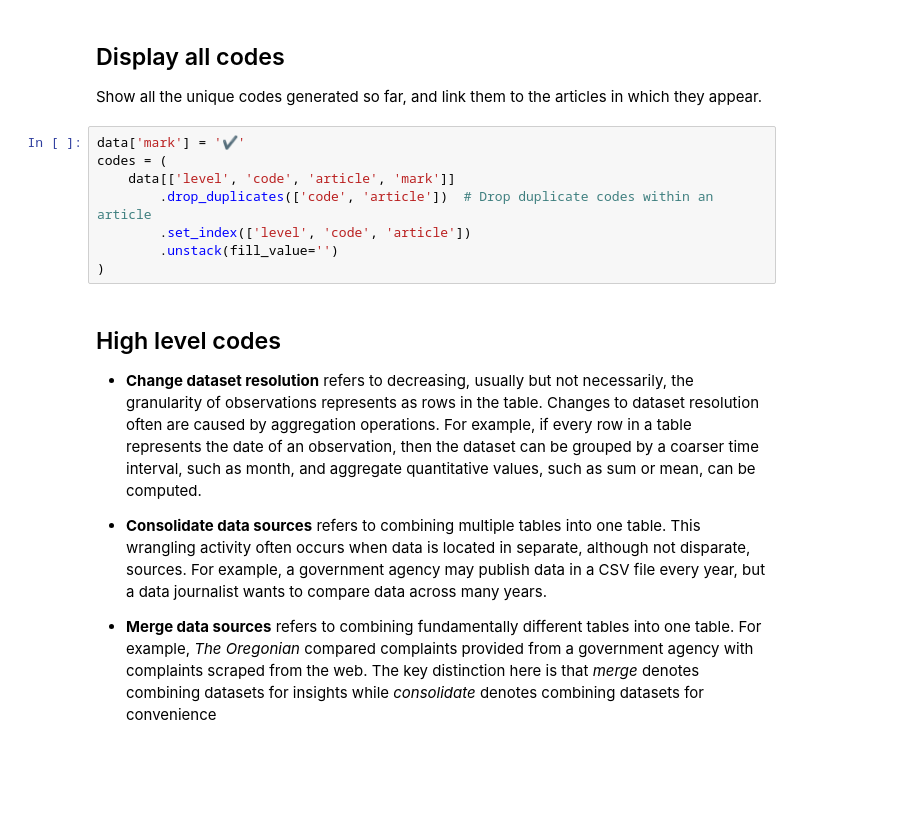
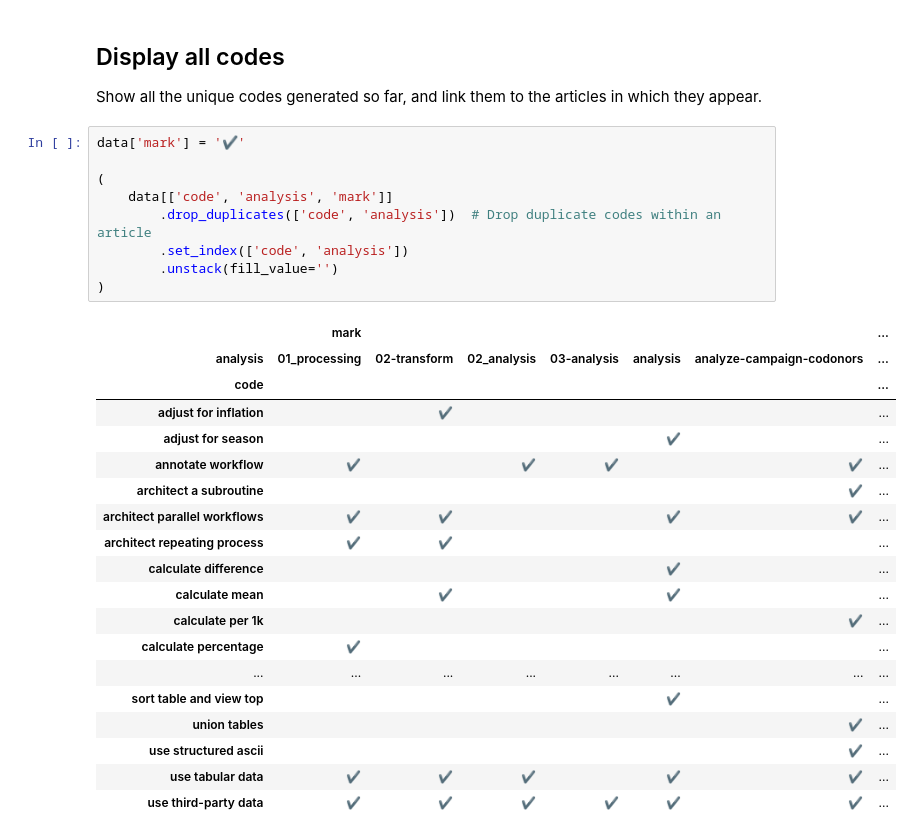
Before and after one commit to steve-kasica/table-scraps, a Jupyter notebook: codebook.ipynb, the cells around one changed output. Cells and saved outputs as stored; diff of their text form; blank space fills up the shorter version.

```diff
--- a/codebook.ipynb
+++ b/codebook.ipynb
@@ -55,17 +146,30 @@ Codes: 58
 Show all the unique codes generated so far, and link them to the articles in which they appear.
 # %%
 data['mark'] = '✔'
-codes = (
-    data[['level', 'code', 'article', 'mark']]
-        .drop_duplicates(['code', 'article'])  # Drop duplicate codes within an article
-        .set_index(['level', 'code', 'article'])
+
+(
+    data[['code', 'analysis', 'mark']]
+        .drop_duplicates(['code', 'analysis'])  # Drop duplicate codes within an article
+        .set_index(['code', 'analysis'])
         .unstack(fill_value='')
 )
+# %% [output]
+|  | mark |  |  |  |  |  | ... |
+| analysis | 01_processing | 02-transform | 02_analysis | 03-analysis | analysis | analyze-campaign-codonors | ... |
+| code |  |  |  |  |  |  | ... |
+| adjust for inflation |  | ✔ |  |  |  |  | ... |
+| adjust for season |  |  |  |  | ✔ |  | ... |
+| annotate workflow | ✔ |  | ✔ | ✔ |  | ✔ | ... |
+| architect a subroutine |  |  |  |  |  | ✔ | ... |
+| architect parallel workflows | ✔ | ✔ |  |  | ✔ | ✔ | ... |
+| architect repeating process | ✔ | ✔ |  |  |  |  | ... |
+| calculate difference |  |  |  |  | ✔ |  | ... |
+| calculate mean |  | ✔ |  |  | ✔ |  | ... |
+| calculate per 1k |  |  |  |  |  | ✔ | ... |
+| calculate percentage | ✔ |  |  |  |  |  | ... |
+| ... | ... | ... | ... | ... | ... | ... | ... |
+| sort table and view top |  |  |  |  | ✔ |  | ... |
+| union tables |  |  |  |  |  | ✔ | ... |
+| use structured ascii |  |  |  |  |  | ✔ | ... |
+| use tabular data | ✔ | ✔ | ✔ |  | ✔ | ✔ | ... |
+| use third-party data | ✔ | ✔ | ✔ | ✔ | ✔ | ✔ | ... |
-# %% [markdown]
-## High level codes
-
-* **Change dataset resolution** refers to decreasing, usually but not necessarily, the granularity of observations represents as rows in the table. Changes to dataset resolution often are caused by aggregation operations. For example, if every row in a table represents the date of an observation, then the dataset can be grouped by a coarser time interval, such as month, and aggregate quantitative values, such as sum or mean, can be computed.
-
-* **Consolidate data sources** refers to combining multiple tables into one table. This wrangling activity often occurs when data is located in separate, although not disparate, sources. For example, a government agency may publish data in a CSV file every year, but a data journalist wants to compare data across many years.
-
-* **Merge data sources** refers to combining fundamentally different tables into one table. For example, *The Oregonian* compared complaints provided from a government agency with complaints scraped from the web. The key distinction here is that *merge* denotes combining datasets for insights while *consolidate* denotes combining datasets for convenience
```
Also changed, not shown: parts of 16 cells of this notebook, 1 other file.
